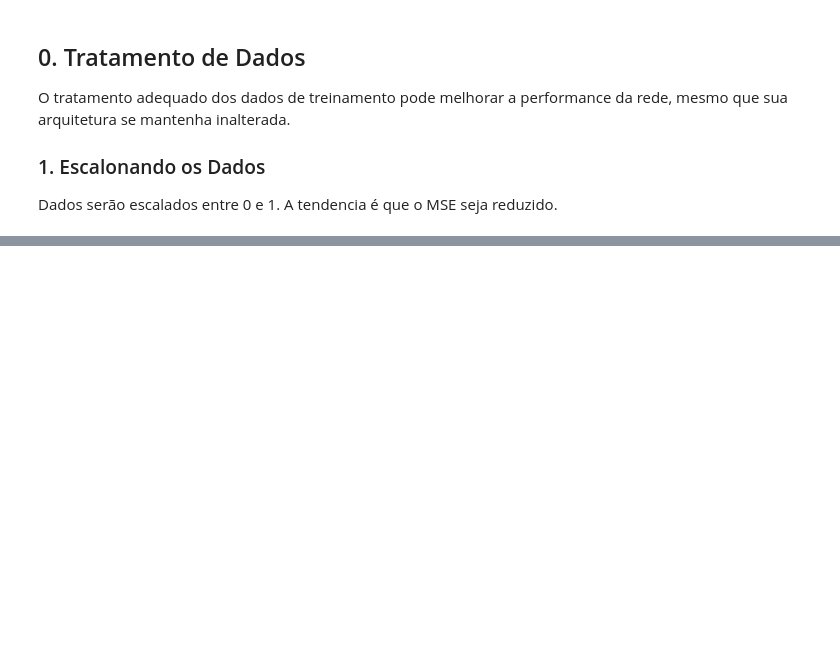
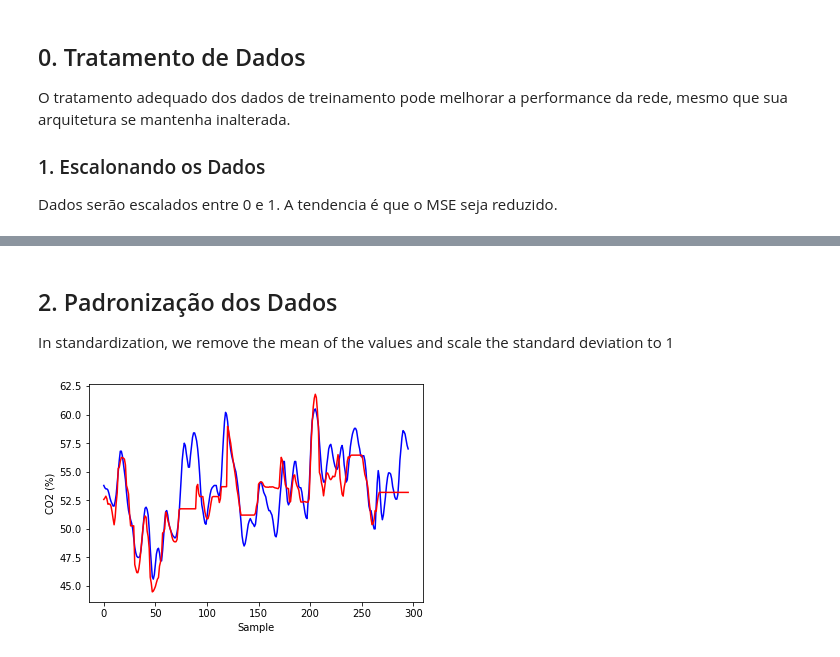
Before and after one commit to jeanmmlima/deep-learning, a Jupyter notebook: dados/dados-note.ipynb, the cells around one changed output, grey strips where cells are left out. Saved outputs shown, nothing was run; the diff lists cells and outputs as text; code cells hidden in the pictures; blank space fills up the shorter version.

```diff
--- a/dados/dados-note.ipynb
+++ b/dados/dados-note.ipynb
@@ -110,0 +111,3 @@ plt.ylabel('CO2 (%)'), plt.xlabel('Sample');
+# %% [markdown]
+## 2. Padronização dos Dados
+In standardization, we remove the mean of the values and scale the standard deviation to 1
@@ -110,0 +120,43 @@ plt.ylabel('CO2 (%)'), plt.xlabel('Sample');
+# %%
+# Add delayed features
+standardized_box_jenkins['Input Gas Rate (-1)'] = standardized_box_jenkins['Input Gas Rate'].shift(periods=1)
+standardized_box_jenkins.loc[0,'Input Gas Rate (-1)'] = standardized_box_jenkins.loc[1,'Input Gas Rate (-1)']
+
+standardized_box_jenkins['Input Gas Rate (-2)'] = standardized_box_jenkins['Input Gas Rate (-1)'].shift(periods=1)
+standardized_box_jenkins.loc[0,'Input Gas Rate (-2)'] = standardized_box_jenkins.loc[1,'Input Gas Rate (-2)']
+
+standardized_box_jenkins['Input Gas Rate (-3)'] = standardized_box_jenkins['Input Gas Rate (-2)'].shift(periods=1)
+standardized_box_jenkins.loc[0,'Input Gas Rate (-3)'] = standardized_box_jenkins.loc[1,'Input Gas Rate (-3)']
+
+standardized_box_jenkins['CO2 (%) (-1)'] = standardized_box_jenkins['CO2 (%)'].shift(periods=1)
+standardized_box_jenkins.loc[0,'CO2 (%) (-1)'] = standardized_box_jenkins.loc[1,'CO2 (%) (-1)']
+
+standardized_box_jenkins['CO2 (%) (-2)'] = standardized_box_jenkins['CO2 (%) (-1)'].shift(periods=1)
+standardized_box_jenkins.loc[0,'CO2 (%) (-2)'] = standardized_box_jenkins.loc[1,'CO2 (%) (-2)']
+
+standardized_box_jenkins['CO2 (%) (-3)'] = standardized_box_jenkins['CO2 (%) (-2)'].shift(periods=1)
+standardized_box_jenkins.loc[0,'CO2 (%) (-3)'] = standardized_box_jenkins.loc[1,'CO2 (%) (-3)']
+# %%
+# Train and estimate model performance
+y_pred = cross_val_predict(mlp,
+                           standardized_box_jenkins[['Input Gas Rate',
+                                                     'Input Gas Rate (-1)',
+                                                     'Input Gas Rate (-2)',
+                                                     'Input Gas Rate (-3)',
+                                                     'CO2 (%) (-1)',
+                                                     'CO2 (%) (-2)',
+                                                     'CO2 (%) (-3)']],
+                           standardized_box_jenkins['CO2 (%)'],
+                           cv=10)
+
+# Rescale prediction
+y_pred = (y_pred
+          * box_jenkins['CO2 (%)'].std()
+         + box_jenkins['CO2 (%)'].mean())
+
+# Plot CO2 series
+plt.plot(box_jenkins['CO2 (%)'], color='blue')
+plt.plot(y_pred, color='red')
+plt.ylabel('CO2 (%)'), plt.xlabel('Sample');
+# %% [output]
+[figure, added]
```
Also changed, not shown: parts of 6 cells of this notebook, 9 other files.
